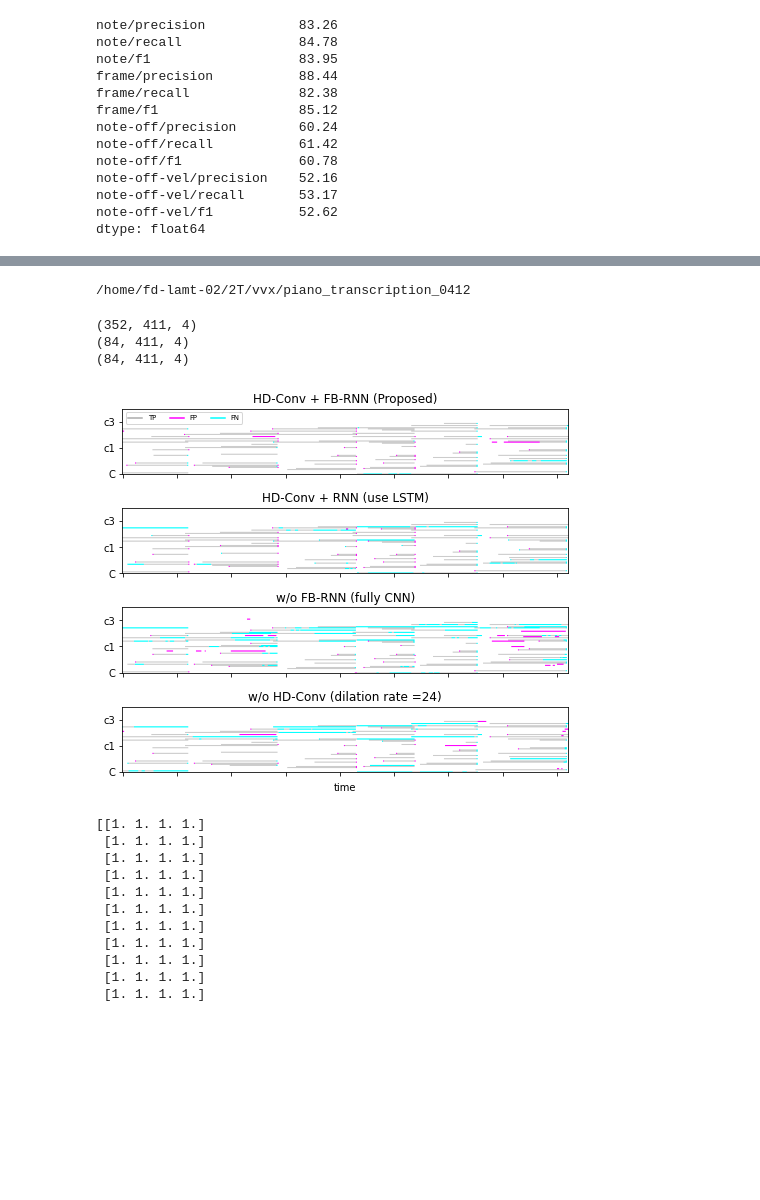
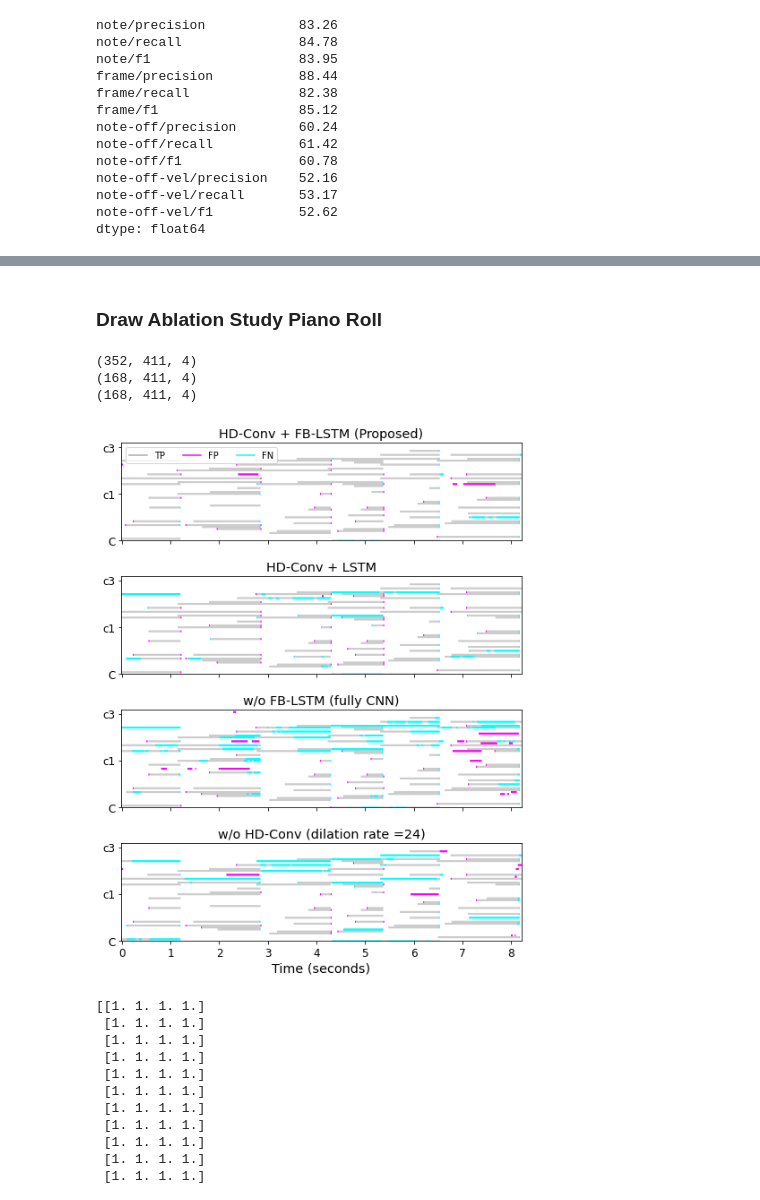
Before and after one commit to WX-Wei/HPPNet, a Jupyter notebook: result_data_process.ipynb, the cells around one changed output, grey strips where cells are left out. Cells and saved outputs as stored; diff of their text form; code cells hidden in the pictures; blank space fills up the shorter version.

Commit message:
modify result_data_process piano_roll.

```diff
--- a/result_data_process.ipynb
+++ b/result_data_process.ipynb
@@ -655,12 +703,24 @@ plt.imsave()
-# %%
-os.chdir('/home/fd-lamt-02/2T/vvx/piano_transcription_0412')
-!pwd
-# %% [output]
-/home/fd-lamt-02/2T/vvx/piano_transcription_0412
+# %% [markdown]
+### Draw Ablation Study Piano Roll
 # %%
 import matplotlib.pyplot as plt
+import matplotlib as mpl
 import matplotlib
 import numpy as np
+import cv2
+import librosa
+import torch
+import nnAudio
+import librosa.display
+
+def img_resize(img, ratio = [2,1]):
+    # input: [h, w, c]
+    new_size = list(img.shape[:2])
+    new_size[0] = int(new_size[0] * ratio[0])
+    new_size[1] = int(new_size[1] * ratio[1])
+    return cv2.resize(img, dsize=new_size[::-1], interpolation=cv2.INTER_NEAREST)
+
+# to_cqt = nnAudio.Spectrogram.CQT(sr=16000, hop_length=320, fmin=27.5, n_bins=88*2, bins_per_octave=2*12, output_format='Magnitude')
 
 dirpath = 'result.png'
 # ORIG-MIDI_02_7_10_13_Group_MID--AUDIO_14_R3_2013_wav--2.flac.overlap.note_recall.png
@@ -680,57 +740,80 @@ for i in range(shape[0]):
 # print(img)
 print(img.shape)
 
+# # cqt
+# sr = 16000
+# wav_path = 'data/maestro-v3.0.0/2013/ORIG-MIDI_02_7_10_13_Group_MID--AUDIO_14_R3_2013_wav--2.flac'
+# y,sr = librosa.load(wav_path, sr=sr, mono=True, offset=12560*320/sr, duration=(12972-12560)*320/sr)
+# cqt = librosa.cqt(y, sr, hop_length=512, fmin=27.5, n_bins=88*2, bins_per_octave=24)
+# # cqt = to_cqt(torch.tensor(y)).cpu().numpy()
+# cqt = librosa.amplitude_to_db( np.abs(cqt) )
+# print('cqt.shape', cqt.shape)
+
+
 # C1-b4
 propsed_result = img[3:87,:,:]
 rnn_result = img[88+3:88*2-1,:,:]
 wornn_result = img[88*2+3:88*3-1,:,:]
 wohd_result = img[88*3+3:88*4-1,:,:]
+
+propsed_result = img_resize(propsed_result)
+rnn_result = img_resize(rnn_result)
+wornn_result = img_resize(wornn_result)
+wohd_result = img_resize(wohd_result)
 
 print(propsed_result.shape)
 a = propsed_result[:,:,:]
 print(a.shape)
 
 # propsed_result[5, 0: 50, :] =
 
-fig, ax = plt.subplots(nrows=4, ncols=1, sharey=True, sharex=True, figsize=(8,7))
+mpl.rcParams["font.size"] = 12
+
+fig, ax = plt.subplots(nrows=4, ncols=1, sharey=True, sharex=True, figsize=(8, 10.5)) # 8,9.3
 ax[0].imshow(propsed_result)
-ax[0].set_ylim(60,0)
-ax[0].set_title('HD-Conv + FB-RNN (Proposed)')
+ax[0].set_ylim(60*2,20)
+ax[0].set_title('HD-Conv + FB-LSTM (Proposed)')
 ax[0].set_xlabel('')
 ax[0].plot([-1], color='#AAAAAA')
 ax[0].plot([-1], color='#FF00FF')
 ax[0].plot([-1], color='#00FFFF')
-ax[0].legend(['TP', 'FP', 'FN'], ncol=3, loc='upper left', fontsize ='x-small')
-plt.yticks([12,36,60], ['c3', 'c1', 'C'])
+ax[0].legend(['TP', 'FP', 'FN'], ncol=3, loc='upper left', fontsize ='small')
+plt.yticks([12*2,36*2,60*2], ['c3', 'c1', 'C']) #, fontsize ='x-large'
+# ax[0].set_fontsize('x-large')
+# ax[0].set_yticks([12*2,36*2,60*2], ['c3', 'c1', 'C'])
 
 # ax[0].xaxis.set_major_locator(plt.MaxNLocator(5))
 # f-b4
 ax[1].imshow(rnn_result)
-ax[1].set_title('HD-Conv + RNN (use LSTM)')
+ax[1].set_title('HD-Conv + LSTM')
 ax[1].set_xlabel('')
 ax[2].imshow(wornn_result)
-ax[2].set_title('w/o FB-RNN (fully CNN)')
+ax[2].set_title('w/o FB-LSTM (fully CNN)')
 ax[2].set_xlabel('')
 ax[3].imshow(wohd_result)
 ax[3].set_title('w/o HD-Conv (dilation rate =24)')
-ax[3].set_xticklabels([])
+ax[3].set_xticklabels([-1, 0,1,2,3,4,5,6,7,8,9])
 # plt.axes([0.1, 0.1, 0.8, 0.4])
 # plt.axes()
-ax[3].set_xlabel('time')
+
+
+# librosa.display.specshow(cqt, sr=sr, ax=ax[4]) #, x_axis='time', y_axis='cqt_note'
+
+ax[3].set_xlabel('Time (seconds)', fontsize ='large') #, fontsize ='x-large'
 for i in range(4):
     for tic in ax[i].xaxis.get_major_ticks():
         tic.tick1On = tic.tick2On = False
     for tic in ax[i].yaxis.get_major_ticks():
         tic.tick1On = tic.tick2On = False
 
-plt.savefig("ablation_study_piano_roll.pdf")
+plt.savefig("ablation_study_piano_roll.pdf", dpi=300, bbox_inches='tight')
 
 # plt.savefig("C-b4.png",dpi=300)
 # %% [output]
 (352, 411, 4)
-(84, 411, 4)
-(84, 411, 4)
+(168, 411, 4)
+(168, 411, 4)
-[figure, old version]
+[figure, new version]
 # %%
 print(img[0:100,0,:])
 # %% [output]
```
Also changed, not shown: parts of 9 cells of this notebook.
